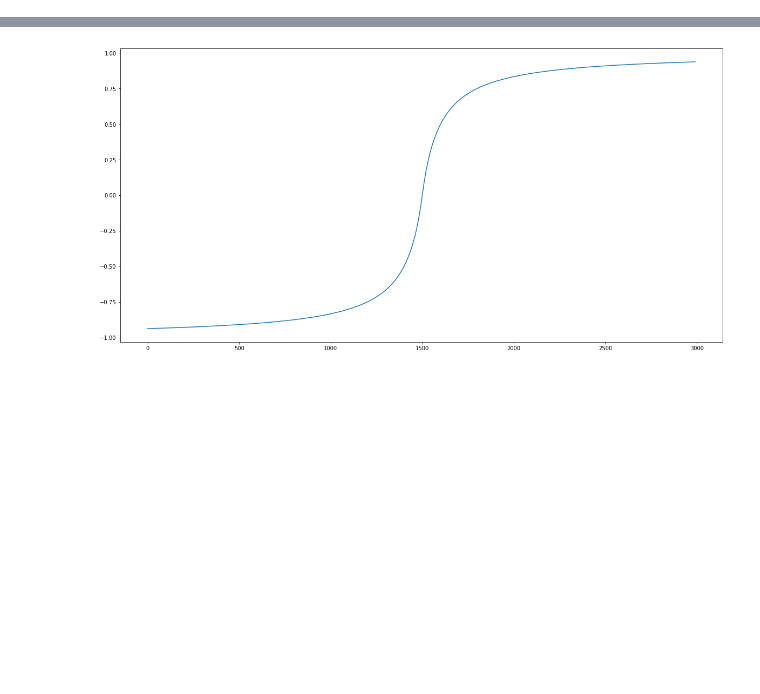
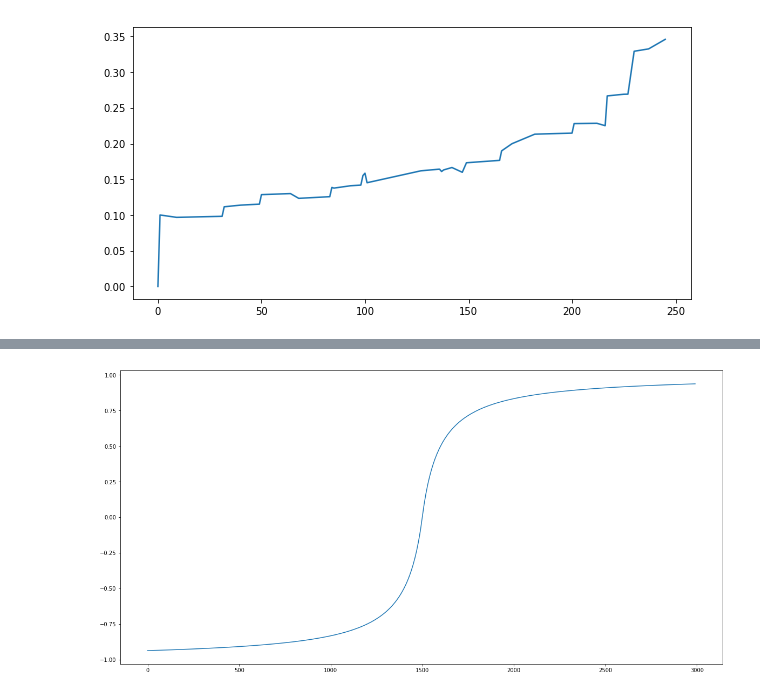
Before and after one commit to ARVILab/monopoly, a Jupyter notebook: loss_viz.ipynb, the cells around one changed output, grey strips where cells are left out. Drawn from its saved outputs; the diff is of its cells as text; code cells hidden in the pictures; blank space fills up the shorter version.

```diff
--- a/loss_viz.ipynb
+++ b/loss_viz.ipynb
@@ -88,0 +15,3 @@ metrics.shape, winrates.shape
+# %%
+rewards_rl_no_dubs = rewards_rl.drop_duplicates()
+rewards_fix_no_dubs = rewards_fix.drop_duplicates()
@@ -88,0 +28,6 @@ metrics.shape, winrates.shape
+# %%
+plt.figure(figsize=(10,5))
+plt.plot(rewards_fix_no_dubs.index, rewards_fix_no_dubs.reward)
+plt.show()
+# %% [output]
+[figure, added]
```
Also changed, not shown: parts of 22 cells of this notebook, 9 other files.
